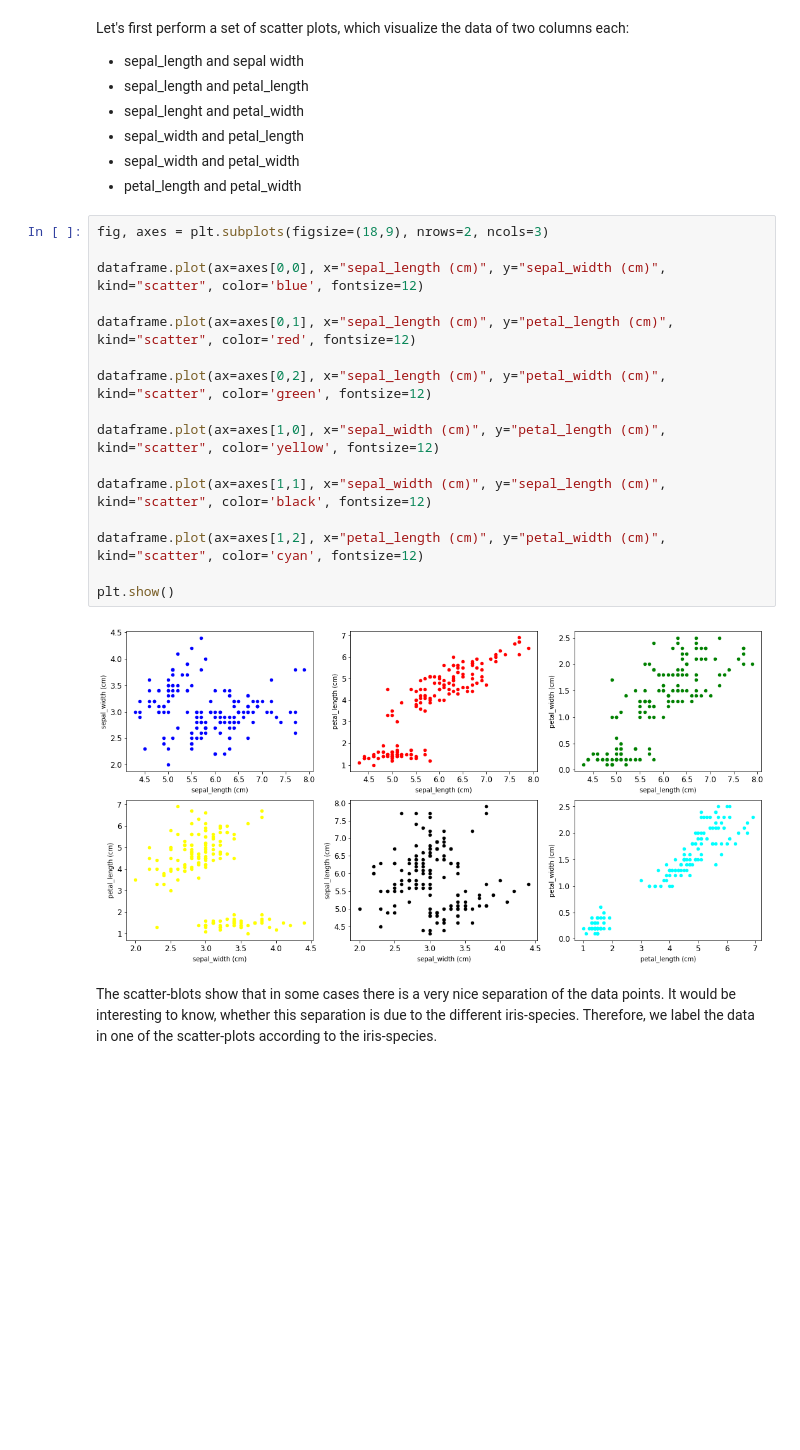
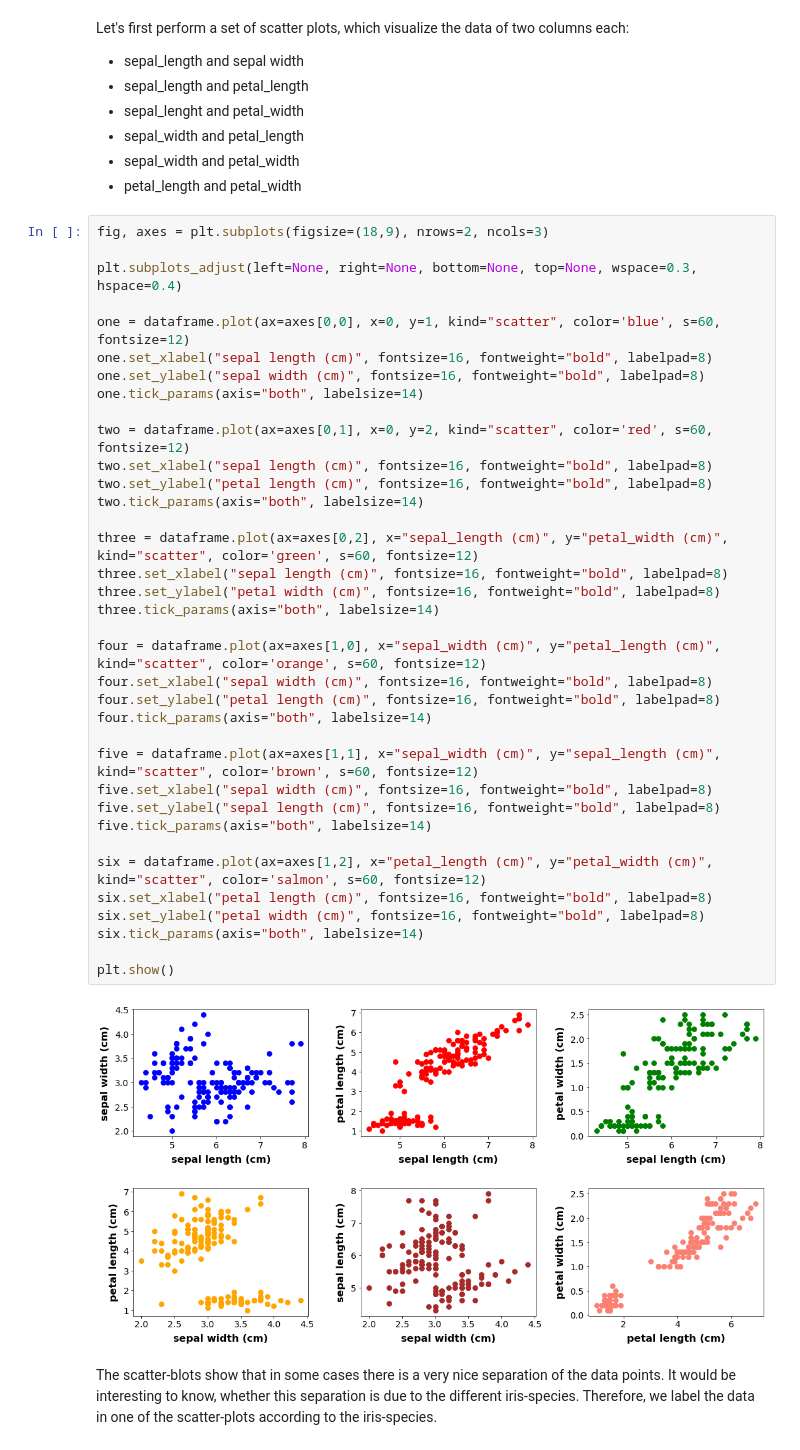
Before and after one commit to ubnpl/pytools, a Jupyter notebook: data_visualization/basic_data_visualization.ipynb, the cells around one changed output. Saved outputs shown, nothing was run; the diff lists cells and outputs as text; blank space fills up the shorter version.

```diff
--- a/data_visualization/basic_data_visualization.ipynb
+++ b/data_visualization/basic_data_visualization.ipynb
@@ -197,20 +200,40 @@ Let's first perform a set of scatter plots, which visualize the data of two colu
 # %%
 fig, axes = plt.subplots(figsize=(18,9), nrows=2, ncols=3)
 
-dataframe.plot(ax=axes[0,0], x="sepal_length (cm)", y="sepal_width (cm)", kind="scatter", color='blue', fontsize=12)
+plt.subplots_adjust(left=None, right=None, bottom=None, top=None, wspace=0.3, hspace=0.4)
 
-dataframe.plot(ax=axes[0,1], x="sepal_length (cm)", y="petal_length (cm)", kind="scatter", color='red', fontsize=12)
+one = dataframe.plot(ax=axes[0,0], x=0, y=1, kind="scatter", color='blue', s=60, fontsize=12)
+one.set_xlabel("sepal length (cm)", fontsize=16, fontweight="bold", labelpad=8)
+one.set_ylabel("sepal width (cm)", fontsize=16, fontweight="bold", labelpad=8)
+one.tick_params(axis="both", labelsize=14)
 
-dataframe.plot(ax=axes[0,2], x="sepal_length (cm)", y="petal_width (cm)", kind="scatter", color='green', fontsize=12)
+two = dataframe.plot(ax=axes[0,1], x=0, y=2, kind="scatter", color='red', s=60, fontsize=12)
+two.set_xlabel("sepal length (cm)", fontsize=16, fontweight="bold", labelpad=8)
+two.set_ylabel("petal length (cm)", fontsize=16, fontweight="bold", labelpad=8)
+two.tick_params(axis="both", labelsize=14)
 
-dataframe.plot(ax=axes[1,0], x="sepal_width (cm)", y="petal_length (cm)", kind="scatter", color='yellow', fontsize=12)
+three = dataframe.plot(ax=axes[0,2], x="sepal_length (cm)", y="petal_width (cm)", kind="scatter", color='green', s=60, fontsize=12)
+three.set_xlabel("sepal length (cm)", fontsize=16, fontweight="bold", labelpad=8)
+three.set_ylabel("petal width (cm)", fontsize=16, fontweight="bold", labelpad=8)
+three.tick_params(axis="both", labelsize=14)
 
-dataframe.plot(ax=axes[1,1], x="sepal_width (cm)", y="sepal_length (cm)", kind="scatter", color='black', fontsize=12)
+four = dataframe.plot(ax=axes[1,0], x="sepal_width (cm)", y="petal_length (cm)", kind="scatter", color='orange', s=60, fontsize=12)
+four.set_xlabel("sepal width (cm)", fontsize=16, fontweight="bold", labelpad=8)
+four.set_ylabel("petal length (cm)", fontsize=16, fontweight="bold", labelpad=8)
+four.tick_params(axis="both", labelsize=14)
 
-dataframe.plot(ax=axes[1,2], x="petal_length (cm)", y="petal_width (cm)", kind="scatter", color='cyan', fontsize=12)
+five = dataframe.plot(ax=axes[1,1], x="sepal_width (cm)", y="sepal_length (cm)", kind="scatter", color='brown', s=60, fontsize=12)
+five.set_xlabel("sepal width (cm)", fontsize=16, fontweight="bold", labelpad=8)
+five.set_ylabel("sepal length (cm)", fontsize=16, fontweight="bold", labelpad=8)
+five.tick_params(axis="both", labelsize=14)
+
+six = dataframe.plot(ax=axes[1,2], x="petal_length (cm)", y="petal_width (cm)", kind="scatter", color='salmon', s=60, fontsize=12)
+six.set_xlabel("petal length (cm)", fontsize=16, fontweight="bold", labelpad=8)
+six.set_ylabel("petal width (cm)", fontsize=16, fontweight="bold", labelpad=8)
+six.tick_params(axis="both", labelsize=14)
 
 plt.show()
 # %% [output]
-[figure, old version]
+[figure, new version]
 # %% [markdown]
 The scatter-blots show that in some cases there is a very nice separation of the data points. It would be interesting to know, whether this separation is due to the different iris-species. Therefore, we label the data in one of the scatter-plots according to the iris-species.
```
Also changed, not shown: parts of 39 cells of this notebook, 3 other files.
